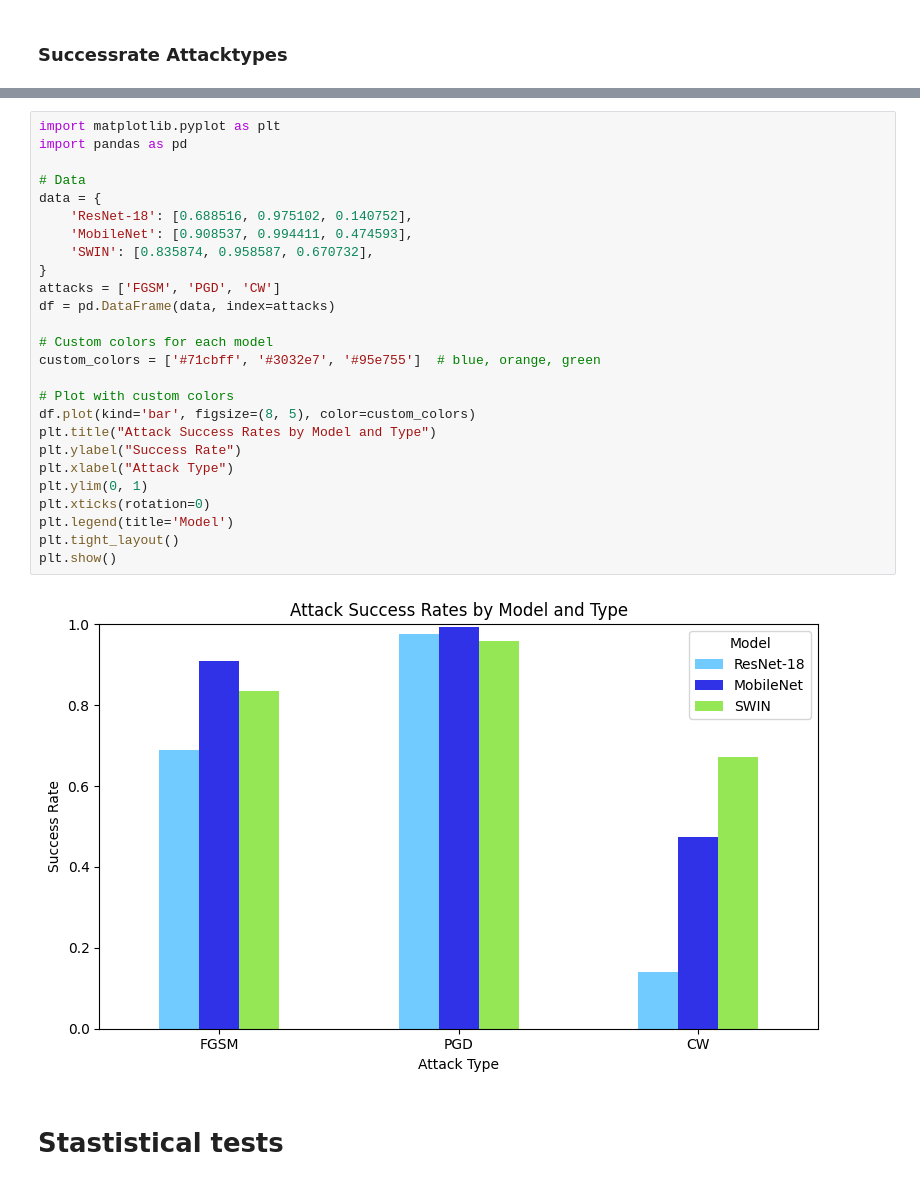
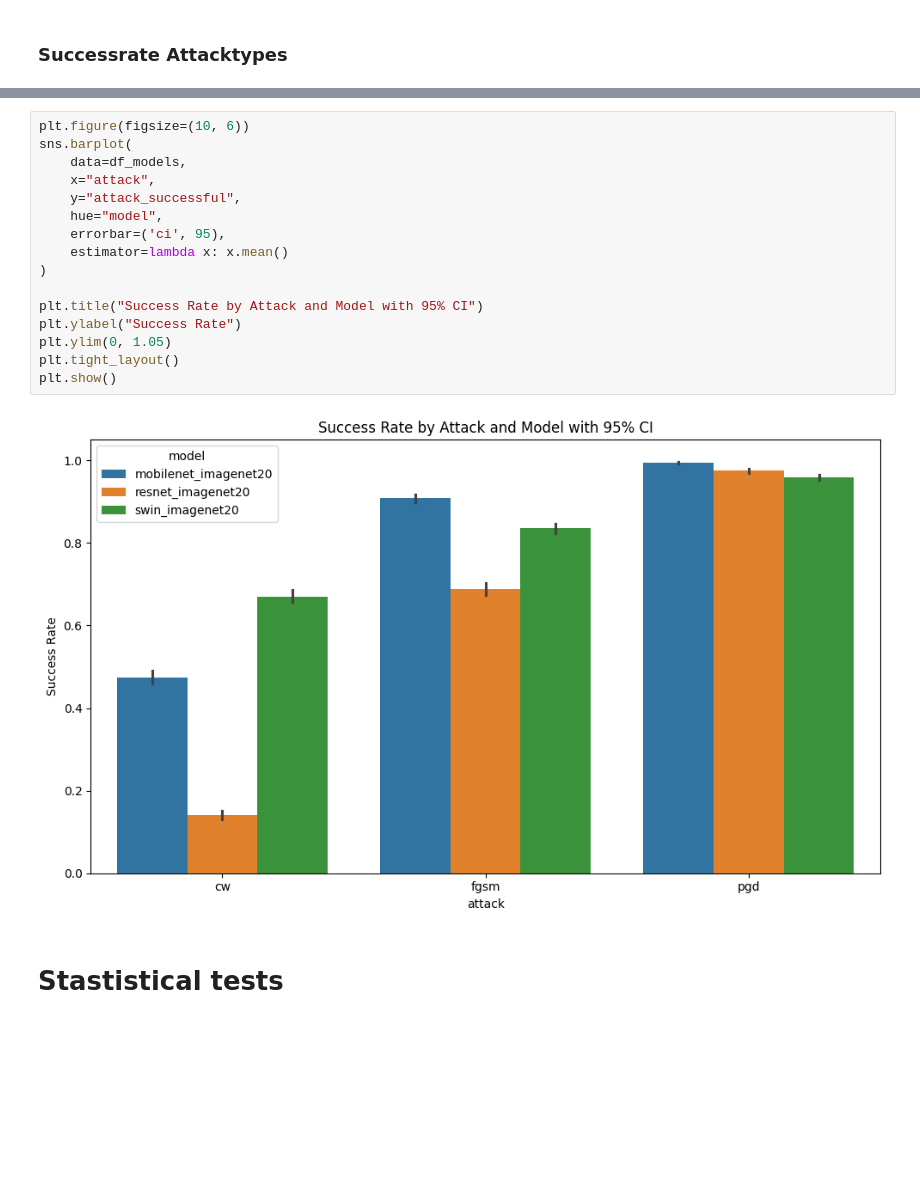
Before and after one commit to murrodroid/AdversarialAttacks, a Jupyter notebook: statistical_tests/stats_tests_base.ipynb, the cells around one changed output, grey strips where cells are left out. Drawn from its saved outputs; the diff is of its cells as text; blank space fills up the shorter version.

```diff
--- a/statistical_tests/stats_tests_base.ipynb
+++ b/statistical_tests/stats_tests_base.ipynb
@@ -306,31 +205,21 @@ plt.show()
-# %%
-import matplotlib.pyplot as plt
-import pandas as pd
-
-# Data
-data = {
-    'ResNet-18': [0.688516, 0.975102, 0.140752],
-    'MobileNet': [0.908537, 0.994411, 0.474593],
-    'SWIN': [0.835874, 0.958587, 0.670732],
-}
-attacks = ['FGSM', 'PGD', 'CW']
-df = pd.DataFrame(data, index=attacks)
-
-# Custom colors for each model
-custom_colors = ['#71cbff', '#3032e7', '#95e755']  # blue, orange, green
-
-# Plot with custom colors
-df.plot(kind='bar', figsize=(8, 5), color=custom_colors)
-plt.title("Attack Success Rates by Model and Type")
-plt.ylabel("Success Rate")
-plt.xlabel("Attack Type")
-plt.ylim(0, 1)
-plt.xticks(rotation=0)
-plt.legend(title='Model')
-plt.tight_layout()
-plt.show()
-# %% [output]
-[figure, removed]
+# %%
+plt.figure(figsize=(10, 6))
+sns.barplot(
+    data=df_models,
+    x="attack",
+    y="attack_successful",
+    hue="model",
+    errorbar=('ci', 95),
+    estimator=lambda x: x.mean()
+)
+
+plt.title("Success Rate by Attack and Model with 95% CI")
+plt.ylabel("Success Rate")
+plt.ylim(0, 1.05)
+plt.tight_layout()
+plt.show()
+# %% [output]
+[figure, added]
 # %% [markdown]
 # Stastistical tests
 # %% [markdown]
```
Also changed, not shown: parts of 18 cells of this notebook, 2 other files.
